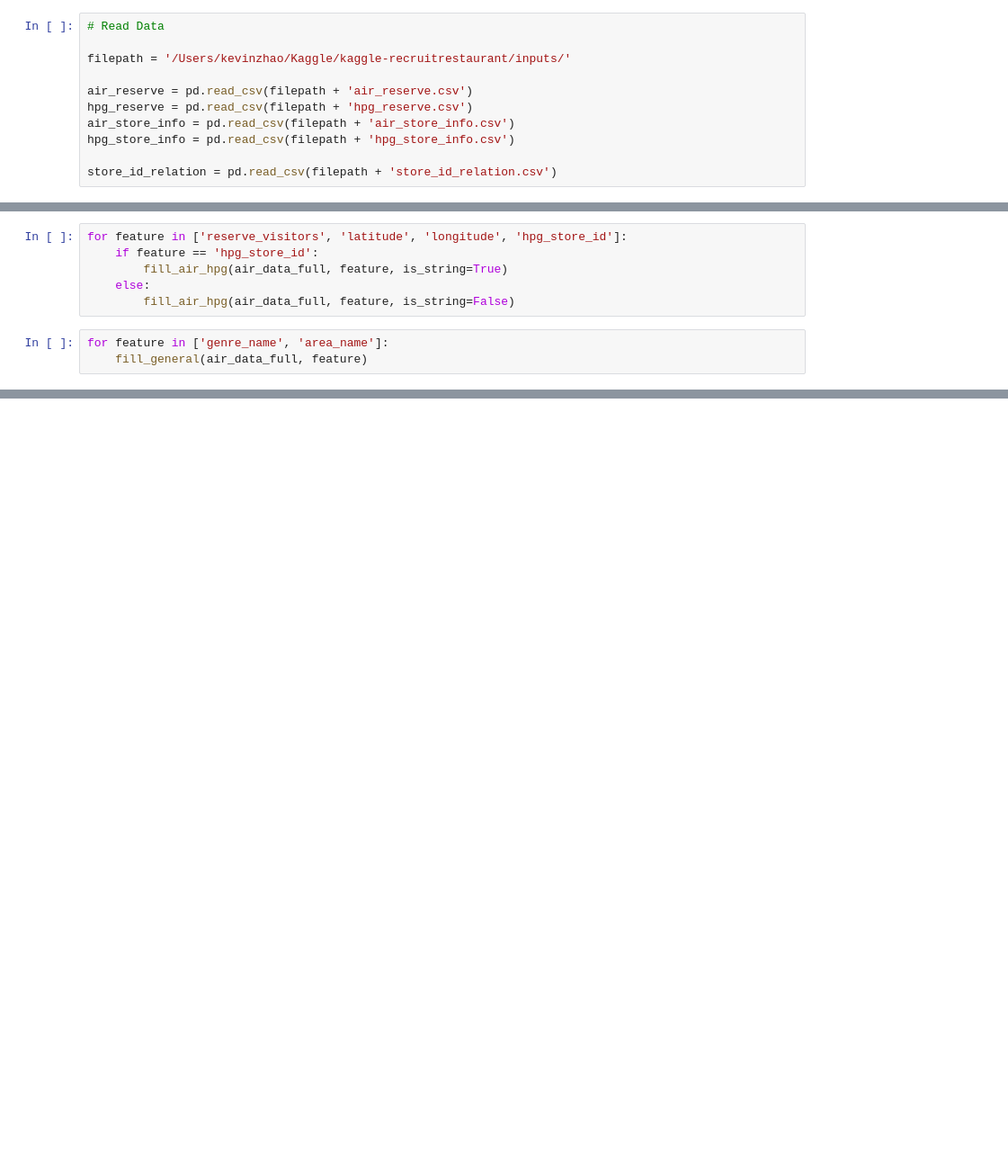
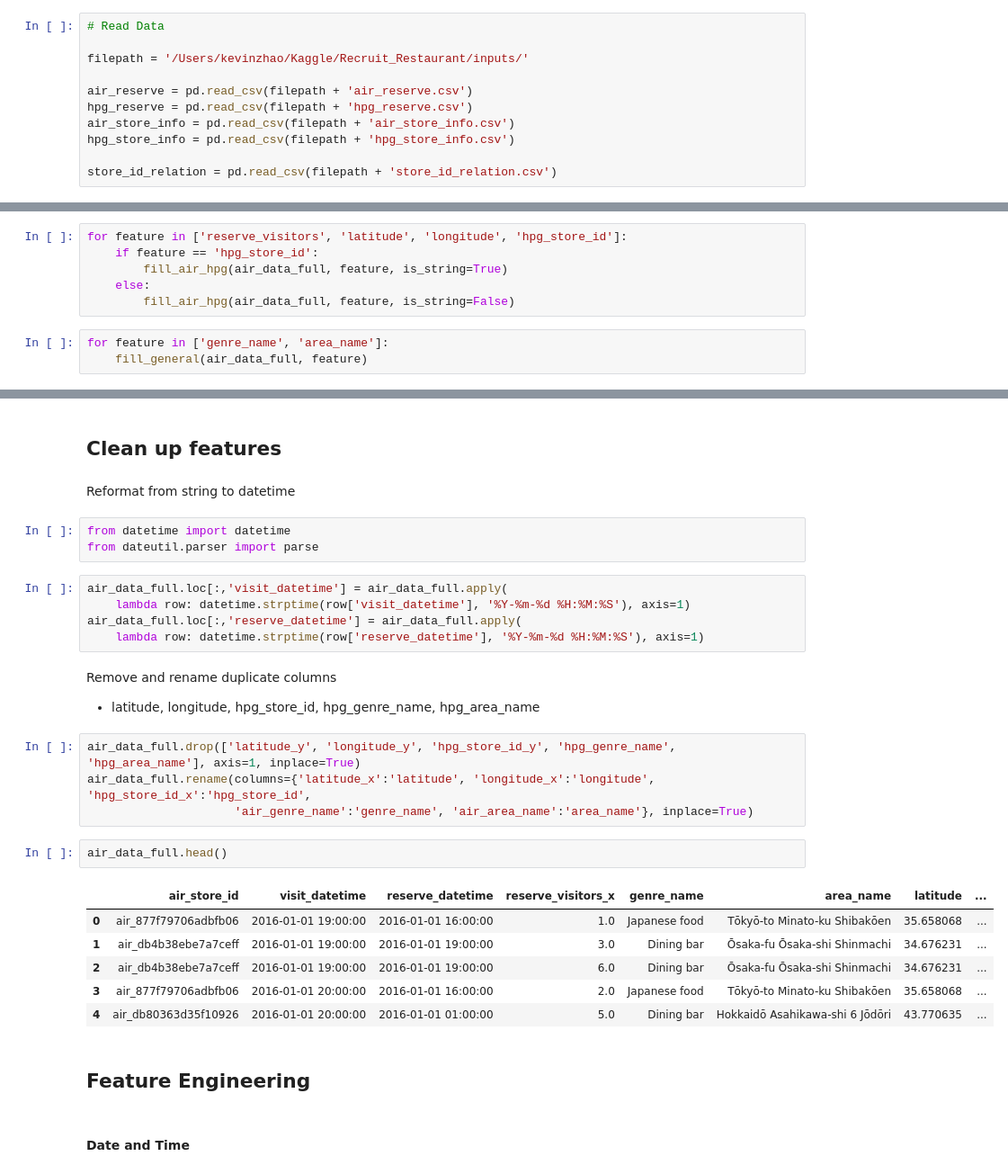
Before and after one commit to amungale/kaggle-recruitrestaurant, a Jupyter notebook: notebooks/Kaggle Recruit Restaurant.ipynb, the cells around one changed output, grey strips where cells are left out. Shown: that part at 90% size. Drawn from its saved outputs; the diff is of its cells as text; blank space fills up the shorter version.

Commit message:
Added some exploratory data analysis, did some feature engineering on the genre name

```diff
--- a/notebooks/Kaggle Recruit Restaurant.ipynb
+++ b/notebooks/Kaggle Recruit Restaurant.ipynb
@@ -11,7 +11,7 @@ import pickle
 # %%
 # Read Data
 
-filepath = '/Users/kevinzhao/Kaggle/kaggle-recruitrestaurant/inputs/'
+filepath = '/Users/kevinzhao/Kaggle/Recruit_Restaurant/inputs/'
 
 air_reserve = pd.read_csv(filepath + 'air_reserve.csv')
 hpg_reserve = pd.read_csv(filepath + 'hpg_reserve.csv')
@@ -128,0 +144,32 @@ for feature in ['genre_name', 'area_name']:
+# %% [markdown]
+## Clean up features
+# %% [markdown]
+Reformat from string to datetime
+# %%
+from datetime import datetime
+from dateutil.parser import parse
+# %%
+air_data_full.loc[:,'visit_datetime'] = air_data_full.apply(
+    lambda row: datetime.strptime(row['visit_datetime'], '%Y-%m-%d %H:%M:%S'), axis=1)
+air_data_full.loc[:,'reserve_datetime'] = air_data_full.apply(
+    lambda row: datetime.strptime(row['reserve_datetime'], '%Y-%m-%d %H:%M:%S'), axis=1)
+# %% [markdown]
+Remove and rename duplicate columns
+- latitude, longitude, hpg_store_id, hpg_genre_name, hpg_area_name
+# %%
+air_data_full.drop(['latitude_y', 'longitude_y', 'hpg_store_id_y', 'hpg_genre_name', 'hpg_area_name'], axis=1, inplace=True)
+air_data_full.rename(columns={'latitude_x':'latitude', 'longitude_x':'longitude', 'hpg_store_id_x':'hpg_store_id',
+                     'air_genre_name':'genre_name', 'air_area_name':'area_name'}, inplace=True)
+# %%
+air_data_full.head()
+# %% [output]
+|  | air_store_id | visit_datetime | reserve_datetime | reserve_visitors_x | genre_name | area_name | latitude | ... |
+| 0 | air_877f79706adbfb06 | 2016-01-01 19:00:00 | 2016-01-01 16:00:00 | 1.0 | Japanese food | Tōkyō-to Minato-ku Shibakōen | 35.658068 | ... |
+| 1 | air_db4b38ebe7a7ceff | 2016-01-01 19:00:00 | 2016-01-01 19:00:00 | 3.0 | Dining bar | Ōsaka-fu Ōsaka-shi Shinmachi | 34.676231 | ... |
+| 2 | air_db4b38ebe7a7ceff | 2016-01-01 19:00:00 | 2016-01-01 19:00:00 | 6.0 | Dining bar | Ōsaka-fu Ōsaka-shi Shinmachi | 34.676231 | ... |
+| 3 | air_877f79706adbfb06 | 2016-01-01 20:00:00 | 2016-01-01 16:00:00 | 2.0 | Japanese food | Tōkyō-to Minato-ku Shibakōen | 35.658068 | ... |
+| 4 | air_db80363d35f10926 | 2016-01-01 20:00:00 | 2016-01-01 01:00:00 | 5.0 | Dining bar | Hokkaidō Asahikawa-shi 6 Jōdōri | 43.770635 | ... |
+# %% [markdown]
+## Feature Engineering
+# %% [markdown]
+#### Date and Time
```
Also changed, not shown: parts of 15 cells of this notebook, 1 other file.
